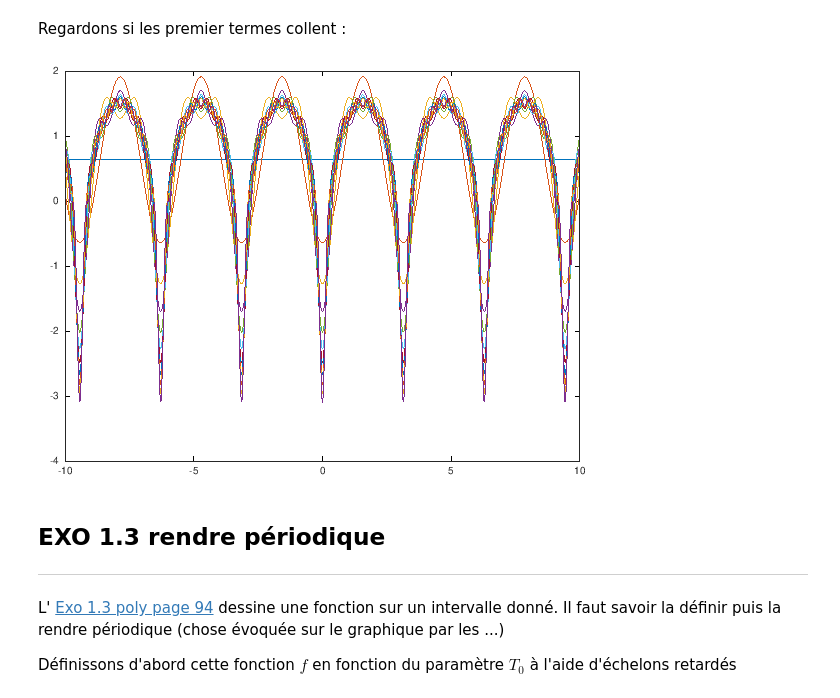
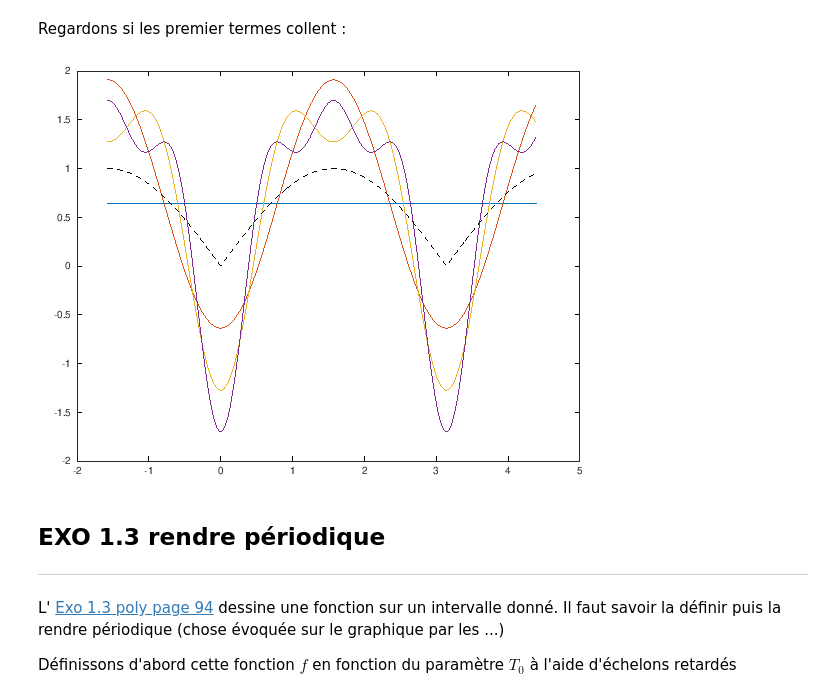
Before and after one commit to balaise31/Signal, a Jupyter notebook: continu/td/notebooks/SDF_bac_a_sable.ipynb, the cells around one changed output. Drawn from its saved outputs; the diff is of its cells as text; code cells hidden in the pictures.

```diff
--- a/continu/td/notebooks/SDF_bac_a_sable.ipynb
+++ b/continu/td/notebooks/SDF_bac_a_sable.ipynb
@@ -16,7 +16,8 @@ Affichons cette fonction sur son support :
 clear all;
 signaux_de_base ;
 t=0:pi/100:pi;
-plot(t,sin(t));
+f = @(x) abs(sin(x)) ;
+plot(t,f(t));
 title("Sin sur le support [0 pi]")
 # %% [output]
 [figure]
@@ -26,7 +27,7 @@ Le développement en série $ \frac{2}{\pi}− \frac{4}{\pi}\sum\limits_{n=1}^{+
 On sait juste que sur l'intervalle $\left[0; \pi\right]$ la limite de cetet série converge simplement vers $f(t)$.
 # %%
 T0 = pi;
-fperio = @(t) fpaire(mod(t,T0));
+fperio = @(t) f(mod(t,T0));
 tt = -10:0.01:10;
 plot(tt,fperio(tt))
 # %% [output]
@@ -34,14 +35,18 @@ plot(tt,fperio(tt))
 # %% [markdown]
 Regardons si les premier termes collent :
 # %%
+tt=-pi/2:0.01:1.4*pi;
 somme = cos(0*tt)*2/pi;
 plot(tt,somme); hold on;
-for n=1:10
+legende = ["comp. cont."]
+for n=1:3
     somme = somme - 4/pi/n*cos(n*tt*2);
     plot(tt,somme)
+    legende = [legende ; "Somme ... ",]
 end
+plot(tt,fperio(tt),'k--')
 # %% [output]
-[figure, old version]
+[figure, new version]
 # %% [markdown]
 ## EXO 1.3 rendre périodique
 ---
```
Also changed, not shown: 3 other files.
